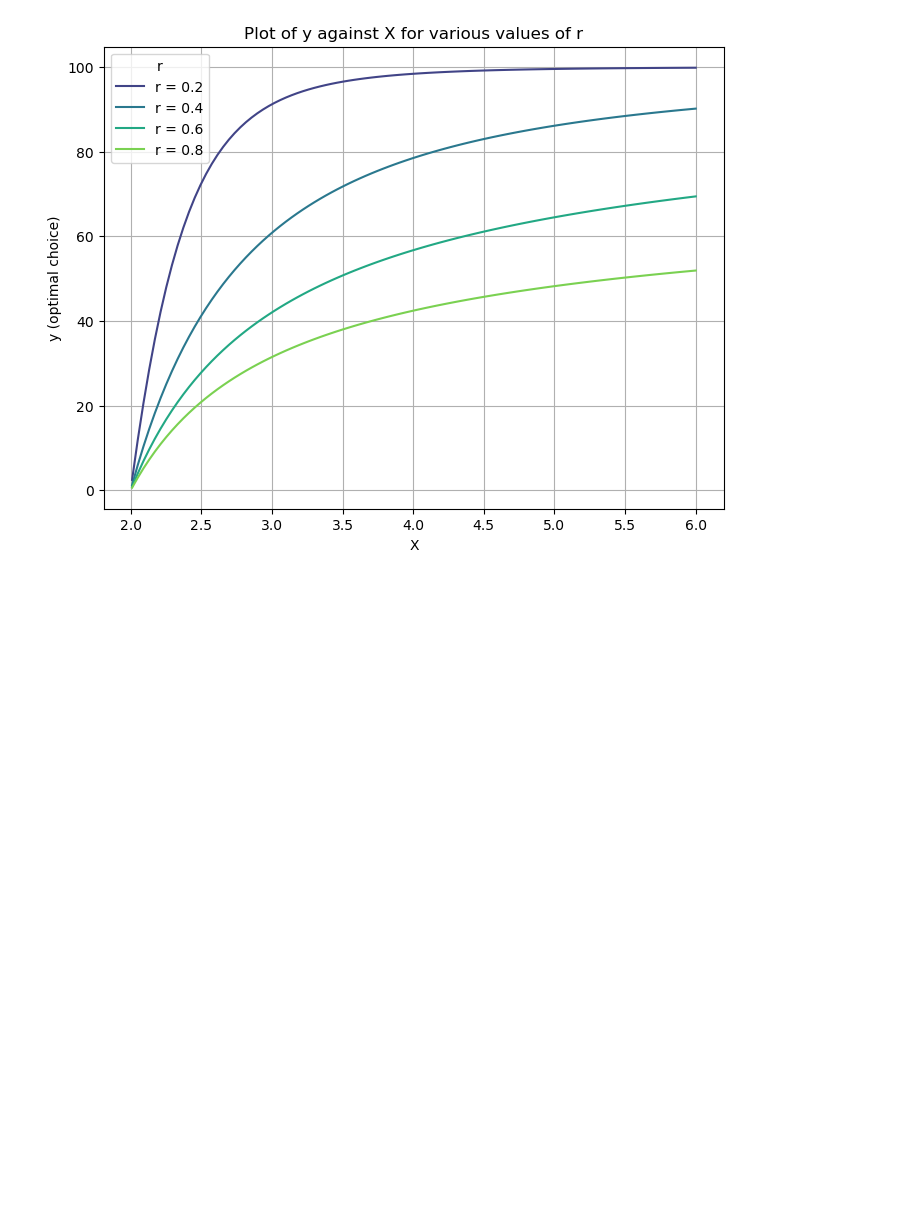
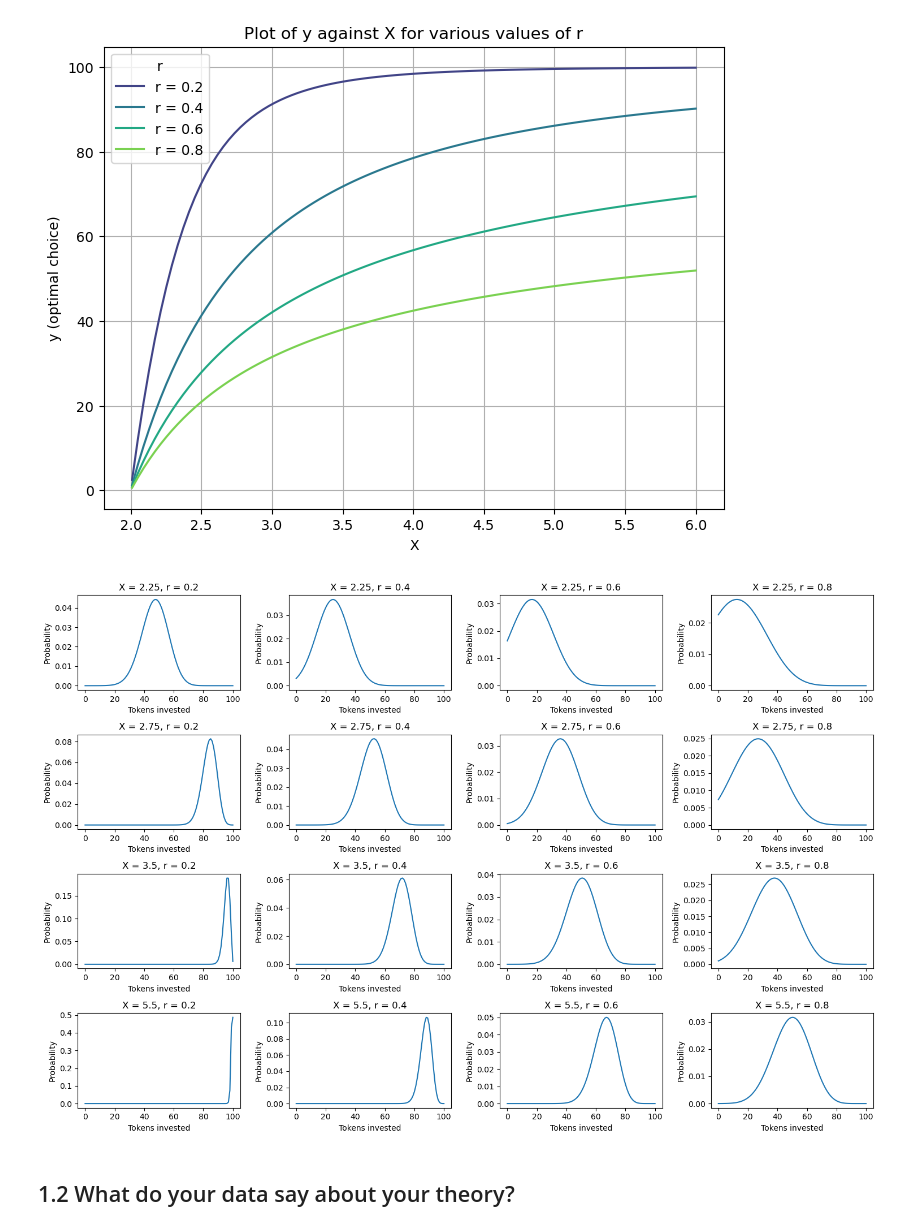
Before and after one commit to haihan-yu/structural_bayesian, a Jupyter notebook: Notebooks/chapter01.ipynb, the cells around one changed output. Saved outputs shown, nothing was run; the diff lists cells and outputs as text; code cells hidden in the pictures; blank space fills up the shorter version.

```diff
--- a/Notebooks/chapter01.ipynb
+++ b/Notebooks/chapter01.ipynb
@@ -29,3 +29,41 @@ plt.grid(True)
 plt.show()
 # %% [output]
 [figure]
+# %%
+# Define the parameters
+r_values = [0.2, 0.4, 0.6, 0.8]
+X_values = [2.25, 2.75, 3.5, 5.5]
+y_values = np.linspace(0, 100, 101)
+_lambda = 10
+
+# Create the initial DataFrame
+df = pd.DataFrame([(X, y, r) for X in X_values
+                   for y in y_values
+                   for r in r_values],
+                  columns=['X', 'y', 'r'])
+
+# Calculate EU
+df['EU'] = 0.5 * (100 - df['y']) ** (1 - df['r']) / (1 - df['r']) + 0.5 * (100 + df['y'] * (df['X'] - 1)) ** (1 - df['r']) / (1 - df['r'])
+
+# Calculate pr
+df['pr'] = df.groupby(['X', 'r'])['EU'].transform(lambda x: np.exp(_lambda * (x - x.max())) / np.sum(np.exp(_lambda * (x - x.max()))))
+
+# Create labels for X and r
+df['X'] = 'X = ' + df['X'].astype(str)
+df['r'] = 'r = ' + df['r'].astype(str)
+
+# Create subplots
+fig, axs = plt.subplots(len(r_values), len(X_values), figsize=(15, 10))
+
+for ax, (group, group_df) in zip(axs.flat, df.groupby(['X', 'r'])):
+    ax.plot(group_df['y'], group_df['pr'])
+    ax.set_title(f'{group[0]}, {group[1]}')
+    ax.set_xlabel('Tokens invested')
+    ax.set_ylabel('Probability')
+
+plt.tight_layout()
+plt.show()
+# %% [output]
+[figure, added]
+# %% [markdown]
+## 1.2 What do your data say about your theory?
```
Also changed, not shown: parts of 1 cell of this notebook, 1 other file.
